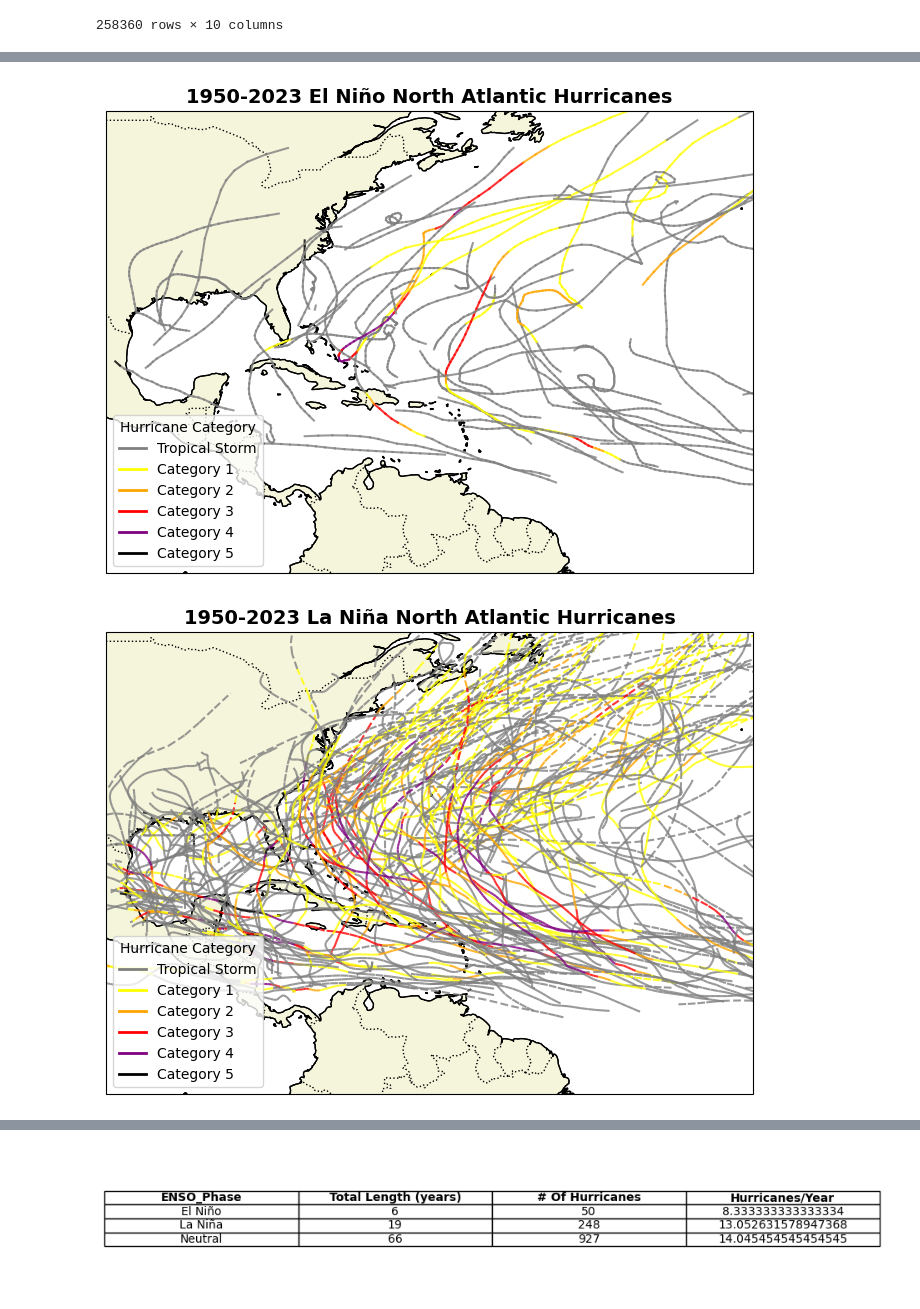
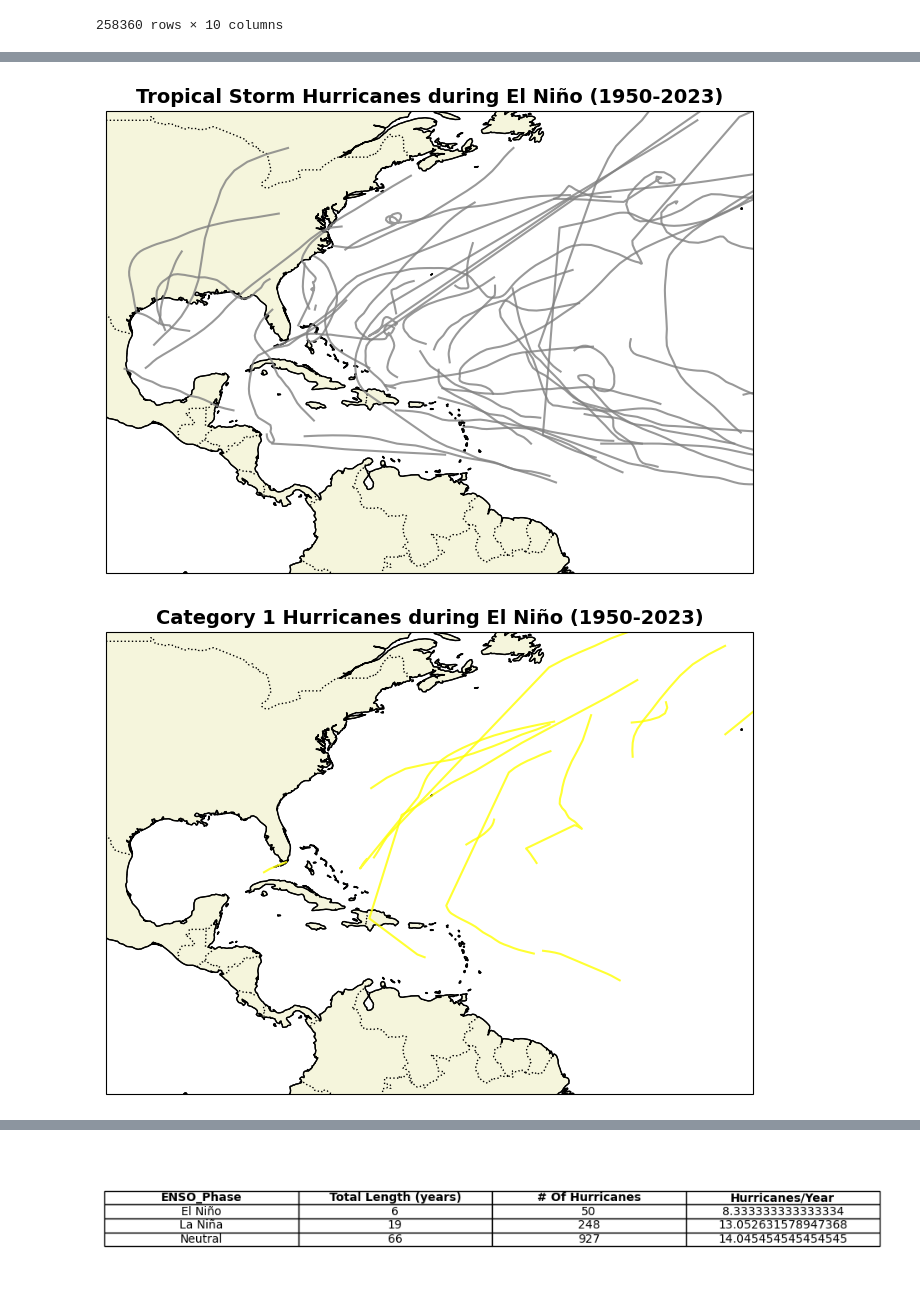
Before and after one commit to sarika-debruyn/LEAPCourse-Course-Climate-pred-Project1, a Jupyter notebook: project1/ENSO.ipynb, the cells around one changed output, grey strips where cells are left out. Saved outputs shown, nothing was run; the diff lists cells and outputs as text; code cells hidden in the pictures.

```diff
--- a/project1/ENSO.ipynb
+++ b/project1/ENSO.ipynb
@@ -283,69 +288,65 @@ def classify_category(intensity):
     elif 96 <= intensity < 113:
         return "Category 3"
     elif 113 <= intensity < 137:
         return "Category 4"
     else:
         return "Category 5"
 
 # Apply classification to create a "Category" column
 df_merged_ENSO["Category"] = df_merged_ENSO["Storm_Intensity"].apply(classify_category)
 
-# Function to plot hurricane tracks dynamically based on category
-def plot_hurricane_tracks_dynamic(df, title, ensotype):
-    """Plots hurricane tracks with dynamic category-based coloring for each segment."""
+# Define ENSO phases
+enso_phases = ["El Niño", "La Niña"]
+categories = ["Tropical Storm", "Category 1", "Category 2", "Category 3", "Category 4", "Category 5"]
+
+# Define category colors
+category_colors = {
+    "Tropical Storm": "gray",
+    "Category 1": "yellow",
+    "Category 2": "orange",
+    "Category 3": "red",
+    "Category 4": "purple",
+    "Category 5": "black"
+}
+
+# Function to plot hurricane tracks dynamically based on category & ENSO phase
+def plot_hurricane_tracks_by_category(df, category, enso_phase):
+    """Plots hurricane tracks for a given category and ENSO phase."""
+
+    # Filter dataset for the given ENSO phase and category
+    df_filtered = df[(df["ENSO_Phase"] == enso_phase) & (df["Category"] == category)]
 
     # Set up figure
     fig, ax = plt.subplots(figsize=(12, 6), subplot_kw={"projection": ccrs.PlateCarree()})
     ax.set_extent([-100, -30, 0, 50], crs=ccrs.PlateCarree())  # Set map boundaries
 
     # Add land, coastlines, and country borders
     ax.add_feature(cfeature.LAND, edgecolor="black", facecolor="beige")
     ax.add_feature(cfeature.COASTLINE, linewidth=0.8)
     ax.add_feature(cfeature.BORDERS, linestyle=":")
 
-    # Define category colors
-    category_colors = {
-        "Tropical Storm": "gray",
-        "Category 1": "yellow",
-        "Category 2": "orange",
-        "Category 3": "red",
-        "Category 4": "purple",
-        "Category 5": "black"
-    }
+    # Define line style for ENSO phases
+    linestyle = "-" if enso_phase == "El Niño" else "--"  # Solid for El Niño, Dashed for La Niña
 
-    # Define line styles for ENSO phases
-    linestyle = "-" if ensotype == "El Niño" else "--"  # Solid for El Niño, Dashed for La Niña
+    # Plot hurricane tracks
+    for storm_id in df_filtered["Storm_ID"].unique():
+        storm_data = df_filtered[df_filtered["Storm_ID"] == storm_id].sort_values("ISO_Time")
 
-    # Iterate through hurricanes, plotting segment-by-segment
-    for storm_id in df["Storm_ID"].unique():
-        storm_data = df[df["Storm_ID"] == storm_id].sort_values("ISO_Time")  # Sort by time
-
-        # Plot each segment with category-based color
-        for i in range(len(storm_data) - 1):
-            lat1, lon1 = storm_data.iloc[i][["Latitude", "Longitude"]]
-            lat2, lon2 = storm_data.iloc[i + 1][["Latitude", "Longitude"]]
-            category = storm_data.iloc[i]["Category"]  # Get category at this time step
-
-            ax.plot([lon1, lon2], [lat1, lat2], linestyle=linestyle, linewidth=1.5,
+        if len(storm_data) > 1:  # Ensure we have more than one point to create a track
+            ax.plot(storm_data["Longitude"], storm_data["Latitude"],
+                    linestyle=linestyle, linewidth=1.5,
                     color=category_colors[category], alpha=0.8)
 
-    # Create legend
-    handles = [plt.Line2D([0], [0], color=color, linewidth=2, label=cat) for cat, color in category_colors.items()]
-    ax.legend(handles=handles, loc="lower left", title="Hurricane Category")
-
     # Title
-    plt.title(title, fontsize=14, fontweight="bold")
+    plt.title(f"{category} Hurricanes during {enso_phase} (1950-2023)", fontsize=14, fontweight="bold")
 
     # Show plot
     plt.show()
 
-# 🔹 **Create separate maps for El Niño and La Niña hurricanes**
-df_nino = df_merged_ENSO[df_merged_ENSO["ENSO_Phase"] == "El Niño"]
-df_nina = df_merged_ENSO[df_merged_ENSO["ENSO_Phase"] == "La Niña"]
-
-# Plot dynamically categorized hurricane tracks **separately**
-plot_hurricane_tracks_dynamic(df_nino, "1950-2023 El Niño North Atlantic Hurricanes", "El Niño")
-plot_hurricane_tracks_dynamic(df_nina, "1950-2023 La Niña North Atlantic Hurricanes", "La Niña")
+# 🔹 **Loop through each category and ENSO phase to create separate maps**
+for enso_phase in enso_phases:
+    for category in categories:
+        plot_hurricane_tracks_by_category(df_merged_ENSO, category, enso_phase)
 # %% [output]
-[figure, old version]
+[figure, new version]
-[figure, old version]
+[figure, new version]
```
Also changed, not shown: parts of 5 cells of this notebook.
